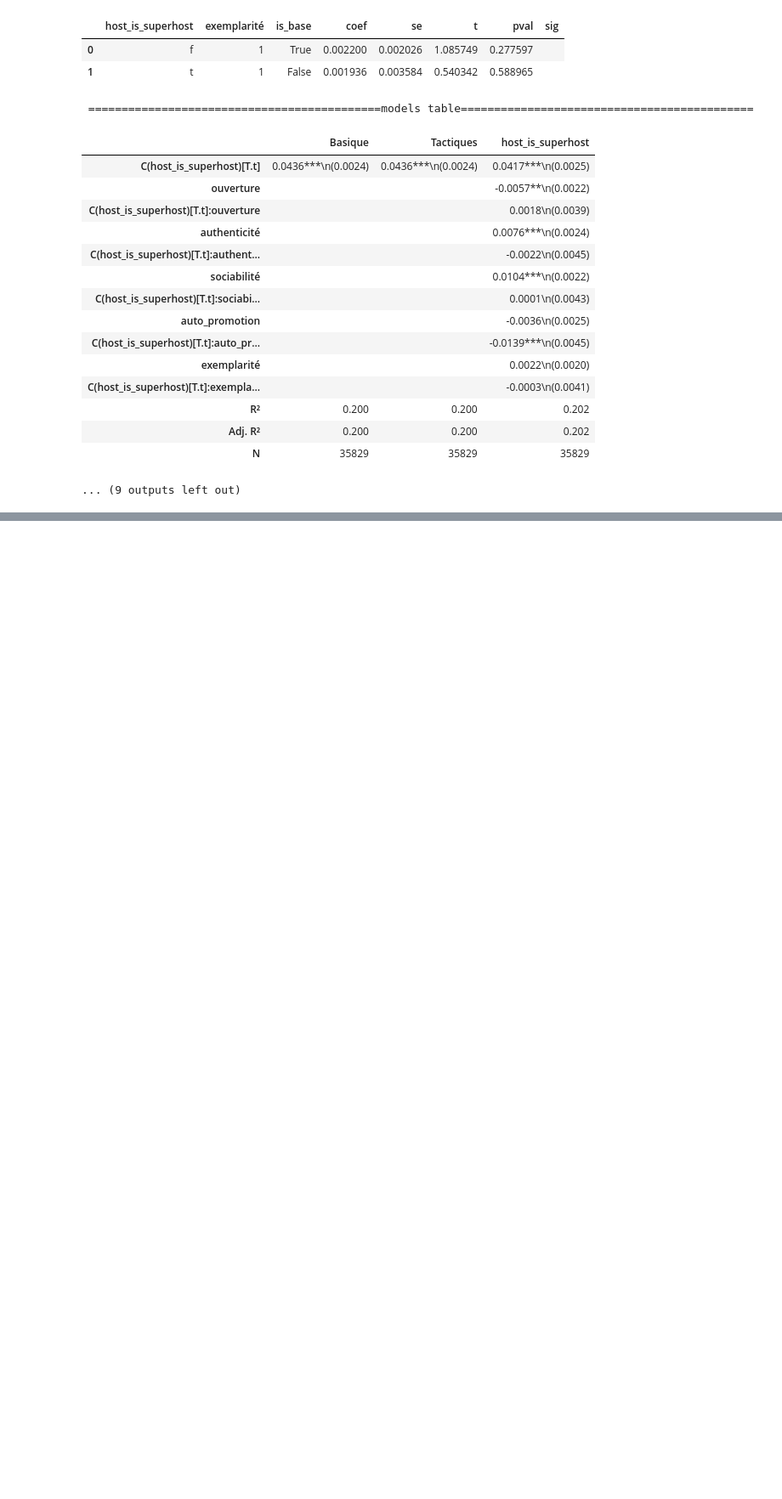
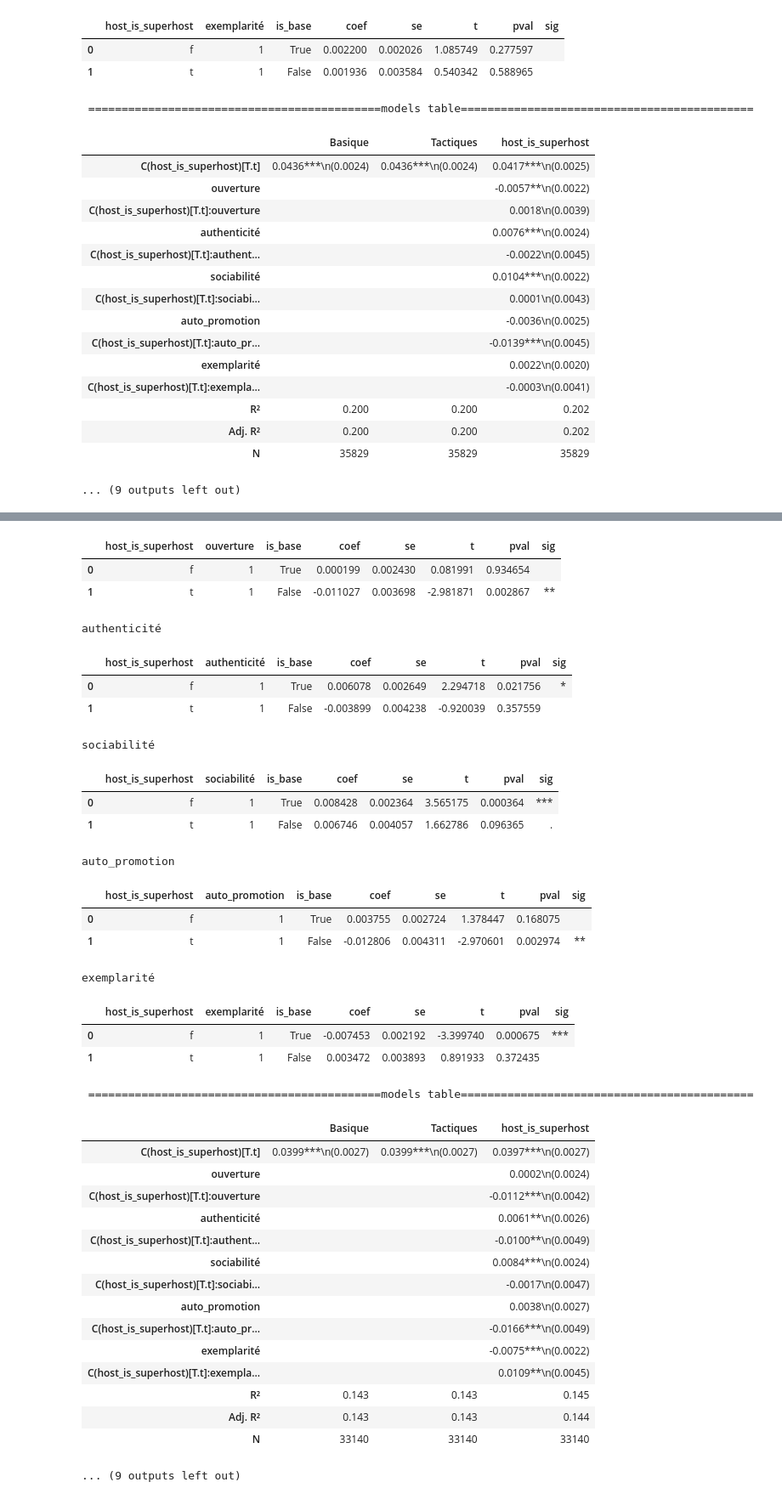
Before and after one commit to yeliu-dh/SelfPresentation_Multimodal_airbnb, a Jupyter notebook: C_stat/test_paris2312.ipynb, the cells around one changed output, grey strips where cells are left out. Shown at 85% size. Cells and saved outputs as stored; diff of their text form; code cells hidden in the pictures; blank space fills up the shorter version.

```diff
--- a/C_stat/test_paris2312.ipynb
+++ b/C_stat/test_paris2312.ipynb
@@ -553,5 +592,9 @@ KeyError: 'stauts_changed'
 # %%
-# 2312
+# paris2312: ava90 : # 下上上，下上（无）# superhost对personality无影响，对promo显著消极，对exem无影响
+
+#(这和之前的结论superhost提升marketing相悖！)
+df_paris2312=pd.read_csv("../data_processed_paris2312\listings_paris2312_bge_scores.csv")
+
 from utils import modeling
 importlib.reload(modeling)
 from utils.modeling import modeling_main,build_model
@@ -636,3 +679,33 @@ exemplarité
 | Adj. R² | 0.200 | 0.200 | 0.202 |
 | N | 35829 | 35829 | 35829 |
 ... (9 outputs left out)
+# %%
+# XX paris2312:ava30 : # 下无，上无，上，下无，下 # superhost削弱open和auth和auto， 提升exemp（平台背书可信度上升）
+
+x_vars=["host_identity_verified", "host_has_profile_pic",
+    "review_scores_rating", #"has_rating", "number_of_reviews",
+    "years_since_host","professional_host",'host_is_superhost', ##'calculated_host_listings_count',
+    # 'status_changed', 'old_host_sp_changed',"is_changed",
+    # "city",
+    "lang", "len",
+    "price",
+    "availability_30","room_type", "instant_bookable", #'is_within_1km'
+]
+
+tactics_vars=["ouverture", "authenticité","sociabilité","auto_promotion","exemplarité",
+              ]
+
+modeling_main(df_input=df_paris2312,
+            x_vars=x_vars,
+            y_var="booking_rate_l30d",
+            key_vars=tactics_vars,
+            group_col='host_is_superhost',
+            output_folder=None,
+            to_fillna0=True,
+            run_vif=False,
+            # save_models_summary=False,
+            save_models_table=False,
+            save_plots=False,
+            ndigits=4
+        )
+# %% [output]
@@ -638,0 +729,36 @@ exemplarité
+|  | host_is_superhost | ouverture | is_base | coef | se | t | pval | sig |
+| 0 | f | 1 | True | 0.000199 | 0.002430 | 0.081991 | 0.934654 |  |
+| 1 | t | 1 | False | -0.011027 | 0.003698 | -2.981871 | 0.002867 | ** |
+authenticité
+|  | host_is_superhost | authenticité | is_base | coef | se | t | pval | sig |
+| 0 | f | 1 | True | 0.006078 | 0.002649 | 2.294718 | 0.021756 | * |
+| 1 | t | 1 | False | -0.003899 | 0.004238 | -0.920039 | 0.357559 |  |
+sociabilité
+|  | host_is_superhost | sociabilité | is_base | coef | se | t | pval | sig |
+| 0 | f | 1 | True | 0.008428 | 0.002364 | 3.565175 | 0.000364 | *** |
+| 1 | t | 1 | False | 0.006746 | 0.004057 | 1.662786 | 0.096365 | . |
+auto_promotion
+|  | host_is_superhost | auto_promotion | is_base | coef | se | t | pval | sig |
+| 0 | f | 1 | True | 0.003755 | 0.002724 | 1.378447 | 0.168075 |  |
+| 1 | t | 1 | False | -0.012806 | 0.004311 | -2.970601 | 0.002974 | ** |
+exemplarité
+|  | host_is_superhost | exemplarité | is_base | coef | se | t | pval | sig |
+| 0 | f | 1 | True | -0.007453 | 0.002192 | -3.399740 | 0.000675 | *** |
+| 1 | t | 1 | False | 0.003472 | 0.003893 | 0.891933 | 0.372435 |  |
+ ============================================models table============================================
+|  | Basique | Tactiques | host_is_superhost |
+| C(host_is_superhost)[T.t] | 0.0399***\n(0.0027) | 0.0399***\n(0.0027) | 0.0397***\n(0.0027) |
+| ouverture |  |  | 0.0002\n(0.0024) |
+| C(host_is_superhost)[T.t]:ouverture |  |  | -0.0112***\n(0.0042) |
+| authenticité |  |  | 0.0061**\n(0.0026) |
+| C(host_is_superhost)[T.t]:authent... |  |  | -0.0100**\n(0.0049) |
+| sociabilité |  |  | 0.0084***\n(0.0024) |
+| C(host_is_superhost)[T.t]:sociabi... |  |  | -0.0017\n(0.0047) |
+| auto_promotion |  |  | 0.0038\n(0.0027) |
+| C(host_is_superhost)[T.t]:auto_pr... |  |  | -0.0166***\n(0.0049) |
+| exemplarité |  |  | -0.0075***\n(0.0022) |
+| C(host_is_superhost)[T.t]:exempla... |  |  | 0.0109**\n(0.0045) |
+| R² | 0.143 | 0.143 | 0.145 |
+| Adj. R² | 0.143 | 0.143 | 0.144 |
+| N | 33140 | 33140 | 33140 |
+... (9 outputs left out)
```
Also changed, not shown: parts of 16 cells of this notebook, 8 other files.
